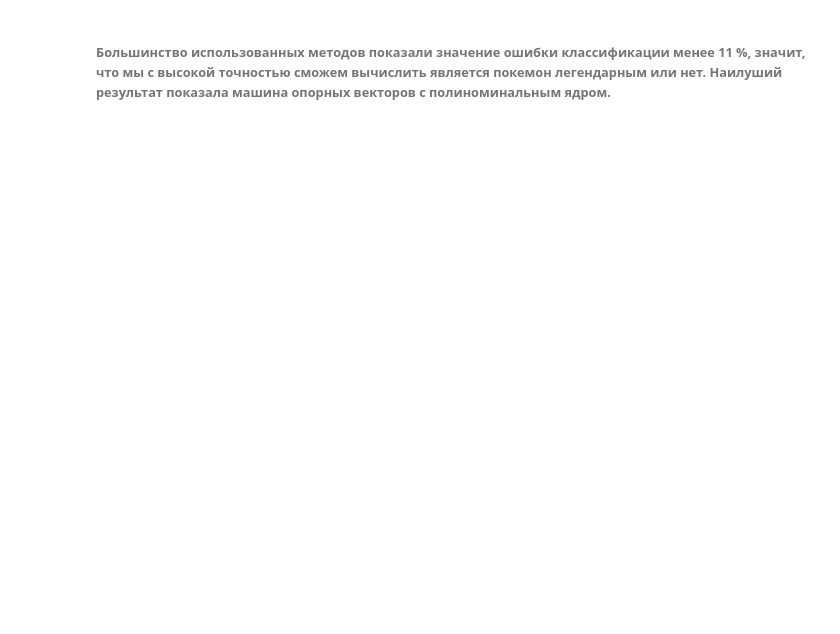
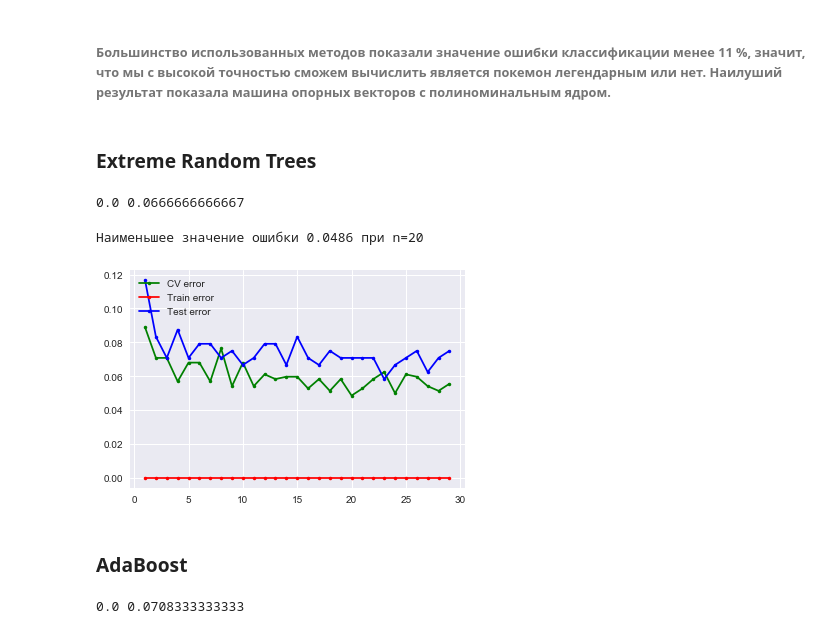
Before and after one commit to dobryyden/data_analysis, a Jupyter notebook: Pokemons_Rybakova.ipynb, the cells around one changed output. Cells and saved outputs as stored; diff of their text form; code cells hidden in the pictures; blank space fills up the shorter version.

Commit message:
add trees

```diff
--- a/Pokemons_Rybakova.ipynb
+++ b/Pokemons_Rybakova.ipynb
@@ -848,2 +848,55 @@ tt_errors
 # %% [markdown]
 ###### Большинство использованных методов показали значение ошибки классификации менее 11 %, значит, что мы с высокой точностью сможем вычислить является покемон легендарным или нет. Наилуший результат показала машина опорных векторов с полиноминальным ядром.
+# %% [markdown]
+### Extreme Random Trees
+# %%
+ert = ensemble.ExtraTreesClassifier(n_estimators = 100).fit(X_train, y_train)
+
+err_train = np.mean(y_train != ert.predict(X_train))
+err_test  = np.mean(y_test  != ert.predict(X_test))
+
+print(err_train, err_test)
+# %% [output]
+0.0 0.0666666666667
+# %%
+estimators = range(1, 30)
+err_train = []
+err_test = []
+cv_errors = []
+
+for k in estimators:
+
+    model = ensemble.ExtraTreesClassifier(n_estimators=k)
+    model.fit(X_train, y_train)
+    err_train.append(np.mean(model.predict(X_train) != y_train))
+    err_test.append(np.mean(model.predict(X_test) != y_test))
+
+    cv = ShuffleSplit(n_splits=3, test_size=0.3, random_state=0)
+    scores = cross_val_score(model, X, y, cv=cv, scoring='accuracy')
+    cv_errors.append(scores.mean())
+
+mean_sq_er = [1-x for x in cv_errors]
+best_e = neighbors[mean_sq_er.index(min(mean_sq_er))]
+
+
+print('Наименьшее значение ошибки {0:.4f} при n={1}'.format(min(mean_sq_er), best_e))
+plt.plot(neighbors, mean_sq_er, '.-g', label='CV error')
+plt.plot(neighbors, err_train, '.-r', label = 'Train error')
+plt.plot(neighbors, err_test,  '.-b', label = 'Test error')
+plt.legend(loc = 2)
+plt.show()
+# %% [output]
+Наименьшее значение ошибки 0.0486 при n=20
+[figure, added]
+# %% [markdown]
+### AdaBoost
+# %%
+ada = ensemble.AdaBoostClassifier(n_estimators = 1000)
+ada.fit(X_train, y_train)
+
+err_train = np.mean(y_train != ada.predict(X_train))
+err_test = np.mean(y_test != ada.predict(X_test))
+
+print(err_train, err_test)
+# %% [output]
+0.0 0.0708333333333
```
Also changed, not shown: parts of 19 cells of this notebook.
